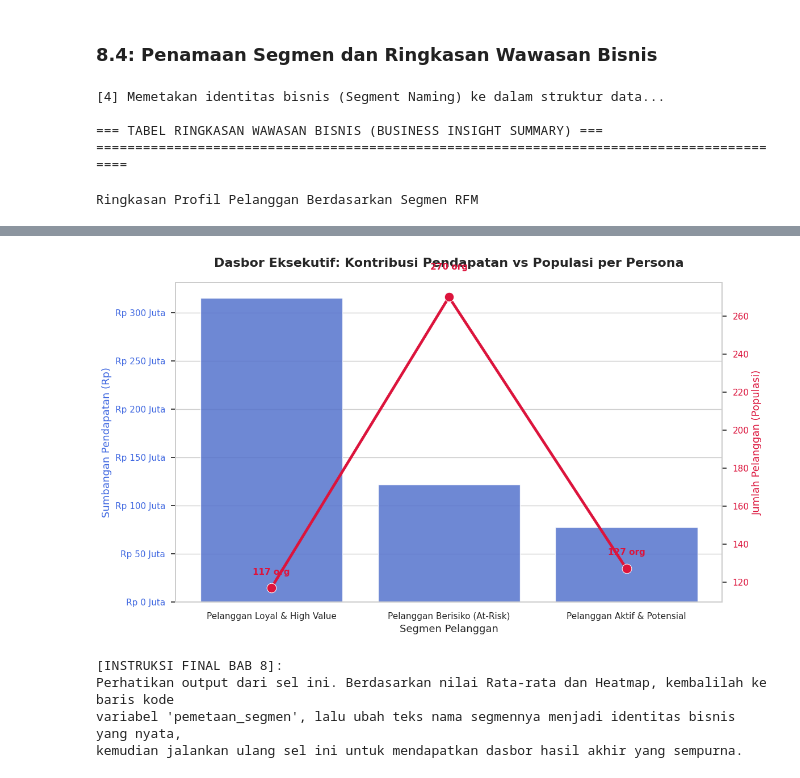
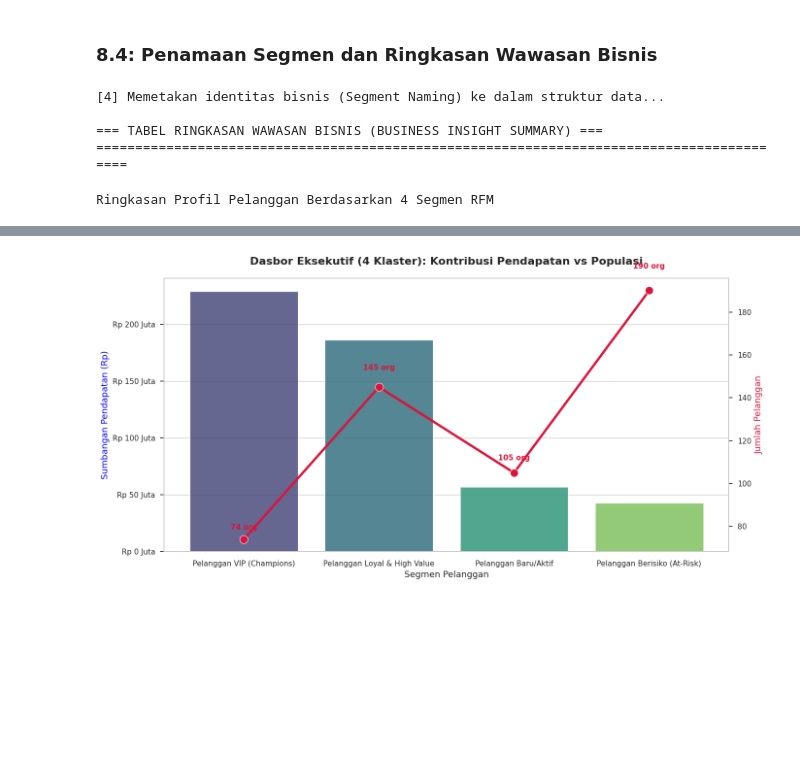
Before and after one commit to LatiefDataVisionary/DeepRice-Classifier-CNN, a Jupyter notebook: Notebook_KP.ipynb, the cells around one changed output, grey strips where cells are left out. Cells and saved outputs as stored; diff of their text form; code cells hidden in the pictures; blank space fills up the shorter version.

```diff
--- a/Notebook_KP.ipynb
+++ b/Notebook_KP.ipynb
@@ -1425,7 +1627,7 @@ plt.show()
 # %%
 print("[3] Mengeksekusi model K-Means final pada ruang data (Z-Score)...")
 
-k_optimal = 3
+k_optimal = 4
 
 print(f"- Parameter k_optimal ditetapkan pada angka : {k_optimal}")
 
@@ -1595,14 +1799,12 @@ plt.show()
 print("[4] Memetakan identitas bisnis (Segment Naming) ke dalam struktur data...")
 
 # CATATAN STRATEGIS:
-# Dictionary di bawah ini adalah tempat kerja manualmu. Berdasarkan output tabel 8.1
-# dan grafik 8.3 di atas, ganti teks 'Nama Sementara' menjadi persona bisnis yang tepat.
-# Contoh Persona: 'Champions (VIP)', 'Loyal Customers', 'At-Risk (Berisiko Hilang)'.
-
+# Berdasarkan k=4, kita mendefinisikan 4 persona bisnis yang sesuai dengan karakteristik R, F, M.
 pemetaan_segmen = {
-    1: 'Pelanggan Berisiko (At-Risk)',
-    2: 'Pelanggan Loyal & High Value',
-    3: 'Pelanggan Aktif & Potensial'
+    1: 'Pelanggan Baru/Aktif',
+    2: 'Pelanggan Berisiko (At-Risk)',
+    3: 'Pelanggan VIP (Champions)',
+    4: 'Pelanggan Loyal & High Value'
 }
 
 # Mengaplikasikan pemetaan nama persona ke DataFrame utama RFM
@@ -1613,7 +1815,7 @@ ringkasan_bisnis = df_rfm.groupby('Persona_Bisnis').agg({
     'Kode_Pelanggan': 'count',       # Mengukur volume populasi pelanggan
     'Recency': 'mean',               # Rata-rata hari sejak kunjungan terakhir
     'Frequency': 'mean',             # Rata-rata jumlah kedatangan
-    'Monetary': 'sum'                # Total Rupiah yang disumbangkan oleh klaster ini (Revenue Contribution)
+    'Monetary': 'sum'                # Total Rupiah yang disumbangkan oleh klaster ini
 }).reset_index()
 
 # Mengganti nama kolom agar sesuai dengan format laporan manajerial
@@ -1630,13 +1832,13 @@ ringkasan_bisnis['%_Populasi'] = (ringkasan_bisnis['Total_Populasi'] / ringkasan
 # Mengurutkan klaster berdasarkan kontribusi pendapatan terbesar ke terkecil
 ringkasan_bisnis = ringkasan_bisnis.sort_values(by='Total_Sumbangan_Pendapatan (Rp)', ascending=False).reset_index(drop=True)
 
-# Reorder columns to place '%_Populasi' next to 'Total_Populasi'
+# Reorder columns
 ringkasan_bisnis = ringkasan_bisnis[['Persona_Bisnis', 'Total_Populasi', '%_Populasi', 'Rata_Rata_Recency (Hari)', 'Rata_Rata_Frequency (Kunjungan)', 'Total_Sumbangan_Pendapatan (Rp)']]
 
 print("\n=== TABEL RINGKASAN WAWASAN BISNIS (BUSINESS INSIGHT SUMMARY) ===")
 print("=" * 90)
 
-# Menampilkan tabel dengan styling yang lebih profesional
+# Menampilkan tabel dengan styling profesional
 display(ringkasan_bisnis.style
     .format({
         'Total_Populasi': '{:,.0f}',
@@ -1648,43 +1850,36 @@ display(ringkasan_bisnis.style
     .background_gradient(subset=['Total_Sumbangan_Pendapatan (Rp)'], cmap='YlGnBu')
     .background_gradient(subset=['Total_Populasi', '%_Populasi'], cmap='Blues')
     .set_properties(**{'text-align': 'center'})
-    .set_caption("Ringkasan Profil Pelanggan Berdasarkan Segmen RFM"))
+    .set_caption("Ringkasan Profil Pelanggan Berdasarkan 4 Segmen RFM"))
 
-# Pembuatan visualisasi Dasbor Eksekutif (Executive Dashboard)
-fig, ax1 = plt.subplots(figsize=(12, 7))
+# Pembuatan visualisasi Dasbor Eksekutif
+fig, ax1 = plt.subplots(figsize=(14, 7))
 
 # Layer 1 (Bar Chart): Menampilkan Total Kontribusi Pendapatan
 sns.barplot(data=ringkasan_bisnis, x='Persona_Bisnis', y='Total_Sumbangan_Pendapatan (Rp)',
-            color='royalblue', alpha=0.85, ax=ax1)
-ax1.set_title('Dasbor Eksekutif: Kontribusi Pendapatan vs Populasi per Persona', fontsize=16, pad=20)
+            palette='viridis', alpha=0.85, ax=ax1)
+ax1.set_title('Dasbor Eksekutif (4 Klaster): Kontribusi Pendapatan vs Populasi', fontsize=16, pad=20)
 ax1.set_xlabel('Segmen Pelanggan', fontsize=13)
-ax1.set_ylabel('Sumbangan Pendapatan (Rp)', fontsize=13, color='royalblue')
+ax1.set_ylabel('Sumbangan Pendapatan (Rp)', fontsize=13, color='blue')
 ax1.yaxis.set_major_formatter(ticker.FuncFormatter(lambda x, pos: f'Rp {x*1e-6:,.0f} Juta'))
-ax1.tick_params(axis='y', labelcolor='royalblue')
 
-# Layer 2 (Line Chart Secondary Axis): Menampilkan Total Populasi Pelanggan
+# Layer 2 (Line Chart): Menampilkan Total Populasi Pelanggan
 ax2 = ax1.twinx()
 sns.lineplot(data=ringkasan_bisnis, x='Persona_Bisnis', y='Total_Populasi',
              color='crimson', marker='o', markersize=12, linewidth=3.5, ax=ax2)
-ax2.set_ylabel('Jumlah Pelanggan (Populasi)', fontsize=13, color='crimson')
-ax2.tick_params(axis='y', labelcolor='crimson')
+ax2.set_ylabel('Jumlah Pelanggan', fontsize=13, color='crimson')
 ax2.grid(False)
 
-# Menambahkan anotasi angka langsung di atas titik Line Chart
+# Anotasi angka
 for x, y in zip(range(len(ringkasan_bisnis)), ringkasan_bisnis['Total_Populasi']):
     ax2.text(x, y + (y * 0.05), f'{y} org', color='crimson', ha='center', va='bottom', fontweight='bold', fontsize=11)
 
 plt.tight_layout()
 plt.show()
-
-print("\n[INSTRUKSI FINAL BAB 8]:")
-print("Perhatikan output dari sel ini. Berdasarkan nilai Rata-rata dan Heatmap, kembalilah ke baris kode")
-print("variabel 'pemetaan_segmen', lalu ubah teks nama segmennya menjadi identitas bisnis yang nyata,")
-print("kemudian jalankan ulang sel ini untuk mendapatkan dasbor hasil akhir yang sempurna.")
 # %% [output]
 [4] Memetakan identitas bisnis (Segment Naming) ke dalam struktur data...
 
 === TABEL RINGKASAN WAWASAN BISNIS (BUSINESS INSIGHT SUMMARY) ===
 ==========================================================================================
-Ringkasan Profil Pelanggan Berdasarkan Segmen RFM
+Ringkasan Profil Pelanggan Berdasarkan 4 Segmen RFM
 |  | Persona_Bisnis | Total_Populasi | %_Populasi | Rata_Rata_Recency (Hari) | Rata_Rata_Frequency (Kunjungan) | ... |
@@ -1694,5 +1890 @@ Ringkasan Profil Pelanggan Berdasarkan Segmen RFM
-[figure, old version]
+[figure, new version]
-[INSTRUKSI FINAL BAB 8]:
-Perhatikan output dari sel ini. Berdasarkan nilai Rata-rata dan Heatmap, kembalilah ke baris kode
-variabel 'pemetaan_segmen', lalu ubah teks nama segmennya menjadi identitas bisnis yang nyata,
-kemudian jalankan ulang sel ini untuk mendapatkan dasbor hasil akhir yang sempurna.
```
Also changed, not shown: parts of 12 cells of this notebook.
